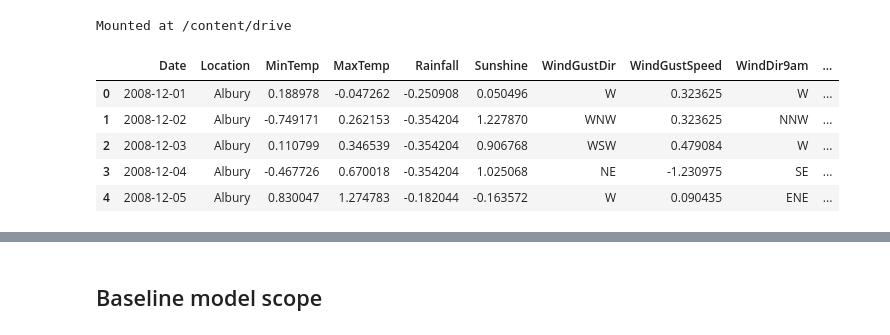
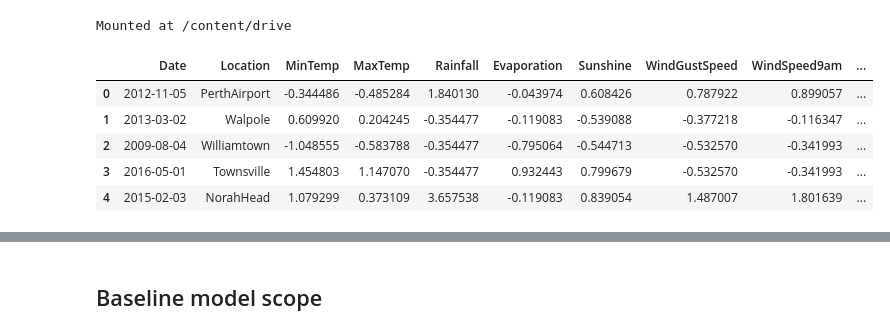
Before and after one commit to karzuan/classification_weather_australia, a Jupyter notebook: 3. modeling.ipynb, the cells around one changed output, grey strips where cells are left out. Cells and saved outputs as stored; diff of their text form; code cells hidden in the pictures.

```diff
--- a/3. modeling.ipynb
+++ b/3. modeling.ipynb
@@ -66,17 +66,19 @@ drive.mount('/content/drive')
 # %% [output]
 Mounted at /content/drive
 # %%
-path = '/content/drive/My Drive/Colab Notebooks/EPAM DS foundations course/DS_module3/df_prepared.csv'
-df = pd.read_csv(path, sep=',')
+path1 = '/content/drive/My Drive/Colab Notebooks/EPAM DS foundations course/DS_module3/df_train_prepared.csv'
+path2 = '/content/drive/My Drive/Colab Notebooks/EPAM DS foundations course/DS_module3/df_test_prepared.csv'
+df_train = pd.read_csv(path1, sep=',')
+df_test = pd.read_csv(path2, sep=',')
 # %%
 pd.set_option("display.max_rows", None)
 pd.set_option("display.max_columns", None)
 # %%
-df.head()
+df_train.head()
 # %% [output]
-|  | Date | Location | MinTemp | MaxTemp | Rainfall | Sunshine | WindGustDir | WindGustSpeed | WindDir9am | ... |
-| 0 | 2008-12-01 | Albury | 0.188978 | -0.047262 | -0.250908 | 0.050496 | W | 0.323625 | W | ... |
-| 1 | 2008-12-02 | Albury | -0.749171 | 0.262153 | -0.354204 | 1.227870 | WNW | 0.323625 | NNW | ... |
-| 2 | 2008-12-03 | Albury | 0.110799 | 0.346539 | -0.354204 | 0.906768 | WSW | 0.479084 | W | ... |
-| 3 | 2008-12-04 | Albury | -0.467726 | 0.670018 | -0.354204 | 1.025068 | NE | -1.230975 | SE | ... |
-| 4 | 2008-12-05 | Albury | 0.830047 | 1.274783 | -0.182044 | -0.163572 | W | 0.090435 | ENE | ... |
+|  | Date | Location | MinTemp | MaxTemp | Rainfall | Evaporation | Sunshine | WindGustSpeed | WindSpeed9am | ... |
+| 0 | 2012-11-05 | PerthAirport | -0.344486 | -0.485284 | 1.840130 | -0.043974 | 0.608426 | 0.787922 | 0.899057 | ... |
+| 1 | 2013-03-02 | Walpole | 0.609920 | 0.204245 | -0.354477 | -0.119083 | -0.539088 | -0.377218 | -0.116347 | ... |
+| 2 | 2009-08-04 | Williamtown | -1.048555 | -0.583788 | -0.354477 | -0.795064 | -0.544713 | -0.532570 | -0.341993 | ... |
+| 3 | 2016-05-01 | Townsville | 1.454803 | 1.147070 | -0.354477 | 0.932443 | 0.799679 | -0.532570 | -0.341993 | ... |
+| 4 | 2015-02-03 | NorahHead | 1.079299 | 0.373109 | 3.657538 | -0.119083 | 0.839054 | 1.487007 | 1.801639 | ... |
```
Also changed, not shown: parts of 80 cells of this notebook, 2 other files.
